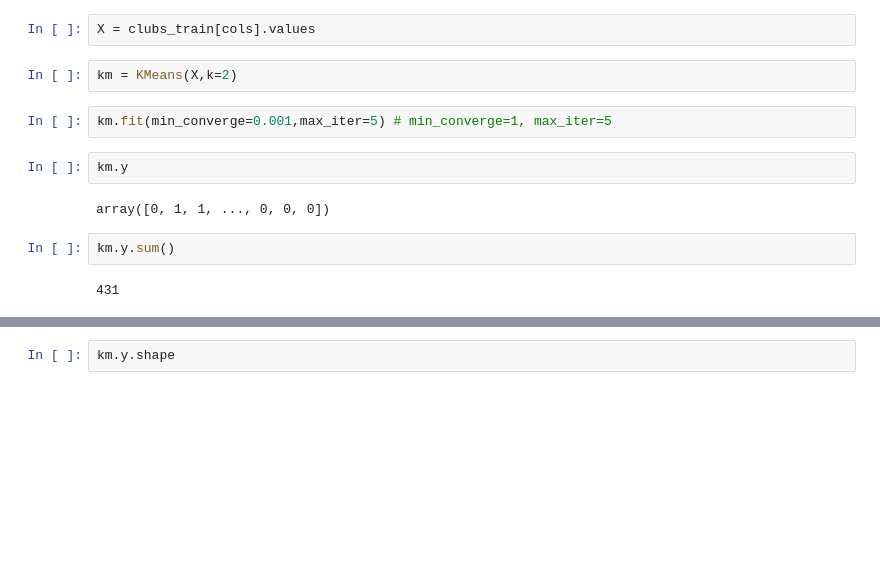
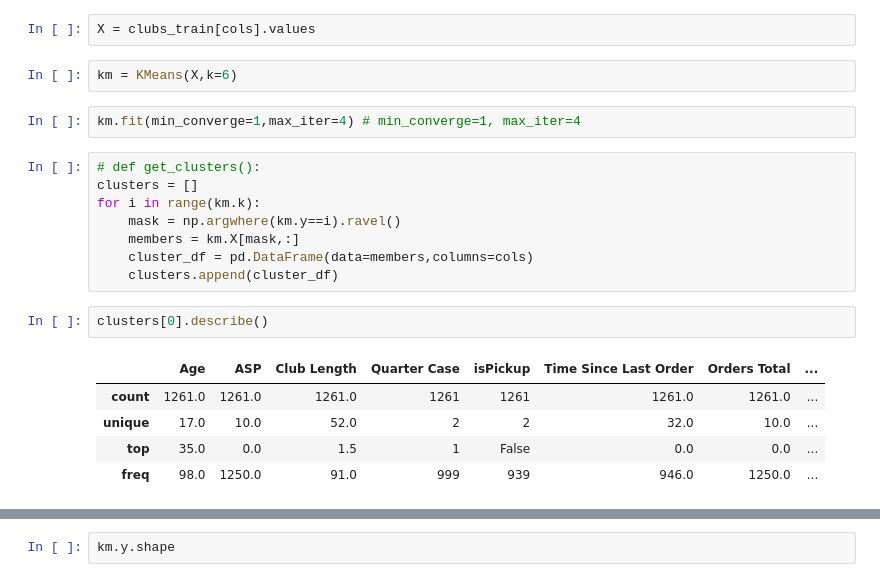
Before and after one commit to sphilazar/wine-clubs, a Jupyter notebook: TestScripts.ipynb, the cells around one changed output, grey strips where cells are left out. Saved outputs shown, nothing was run; the diff lists cells and outputs as text; blank space fills up the shorter version.

```diff
--- a/TestScripts.ipynb
+++ b/TestScripts.ipynb
@@ -207,14 +238,22 @@ clubs_train[clubs_train["Time Since Last Order"]<0]
 # %%
 X = clubs_train[cols].values
 # %%
-km = KMeans(X,k=2)
+km = KMeans(X,k=6)
 # %%
-km.fit(min_converge=0.001,max_iter=5) # min_converge=1, max_iter=5
+km.fit(min_converge=1,max_iter=4) # min_converge=1, max_iter=4
-# %%
-km.y
-# %% [output]
-array([0, 1, 1, ..., 0, 0, 0])
-# %%
-km.y.sum()
-# %% [output]
-431
+# %%
+# def get_clusters():
+clusters = []
+for i in range(km.k):
+    mask = np.argwhere(km.y==i).ravel()
+    members = km.X[mask,:]
+    cluster_df = pd.DataFrame(data=members,columns=cols)
+    clusters.append(cluster_df)
+# %%
+clusters[0].describe()
+# %% [output]
+|  | Age | ASP | Club Length | Quarter Case | isPickup | Time Since Last Order | Orders Total | ... |
+| count | 1261.0 | 1261.0 | 1261.0 | 1261 | 1261 | 1261.0 | 1261.0 | ... |
+| unique | 17.0 | 10.0 | 52.0 | 2 | 2 | 32.0 | 10.0 | ... |
+| top | 35.0 | 0.0 | 1.5 | 1 | False | 0.0 | 0.0 | ... |
+| freq | 98.0 | 1250.0 | 91.0 | 999 | 939 | 946.0 | 1250.0 | ... |
```
Also changed, not shown: parts of 39 cells of this notebook, 5 other files.
